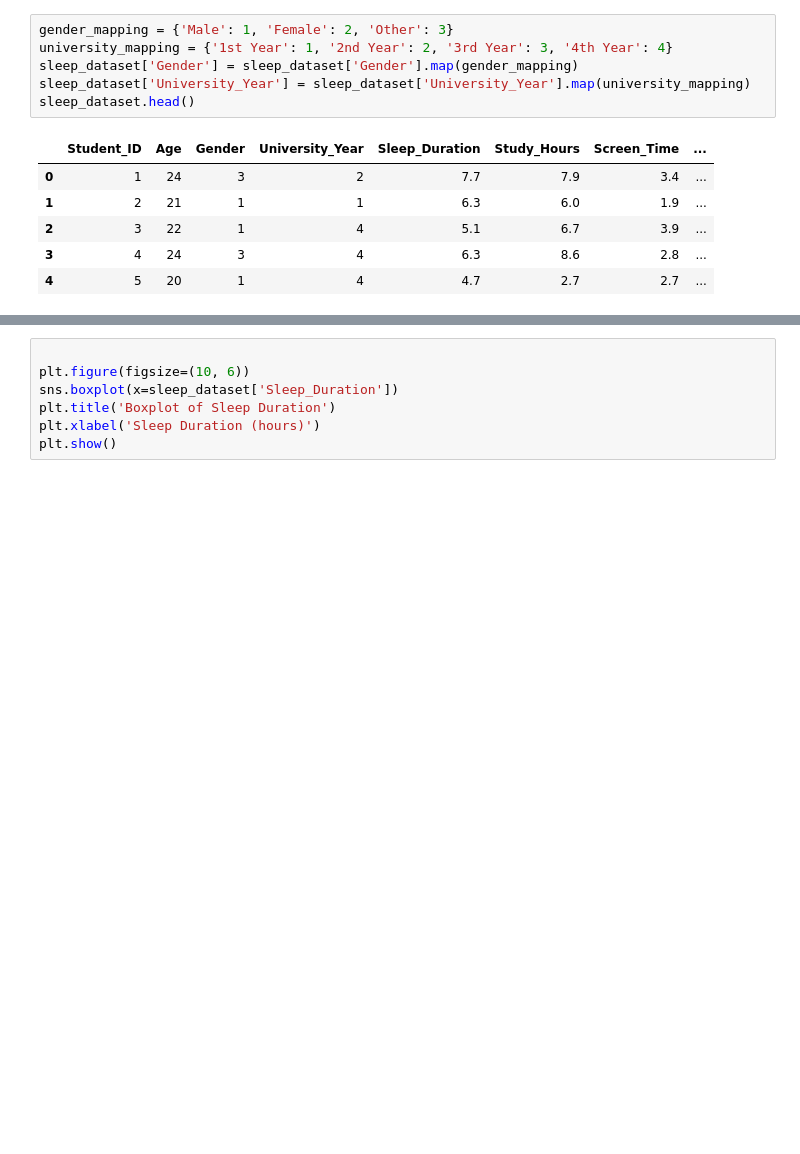
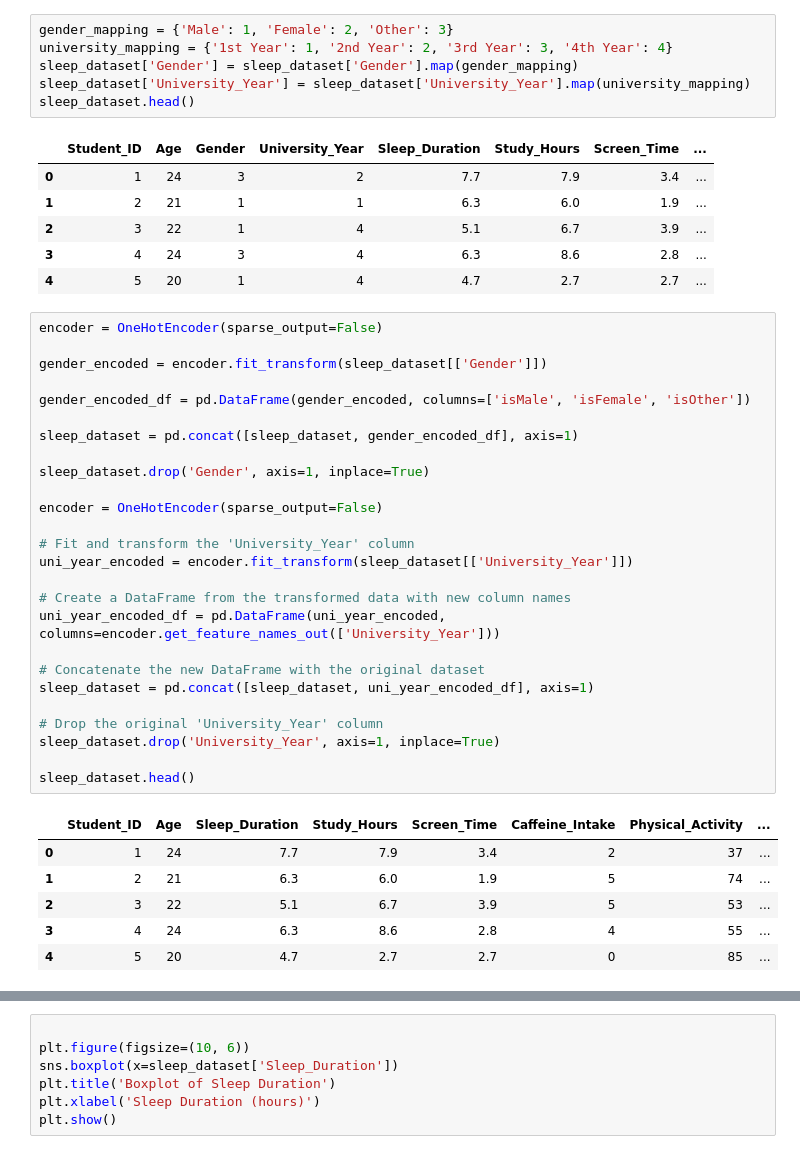
Before and after one commit to Niklas-Wag/Sleep_DSAI, a Jupyter notebook: SpamEmailClassification.ipynb, the cells around one changed output, grey strips where cells are left out. Cells and saved outputs as stored; diff of their text form; blank space fills up the shorter version.

```diff
--- a/SpamEmailClassification.ipynb
+++ b/SpamEmailClassification.ipynb
@@ -228,6 +229,39 @@ sleep_dataset.head()
 | 2 | 3 | 22 | 1 | 4 | 5.1 | 6.7 | 3.9 | ... |
 | 3 | 4 | 24 | 3 | 4 | 6.3 | 8.6 | 2.8 | ... |
 | 4 | 5 | 20 | 1 | 4 | 4.7 | 2.7 | 2.7 | ... |
+# %%
+encoder = OneHotEncoder(sparse_output=False)
+
+gender_encoded = encoder.fit_transform(sleep_dataset[['Gender']])
+
+gender_encoded_df = pd.DataFrame(gender_encoded, columns=['isMale', 'isFemale', 'isOther'])
+
+sleep_dataset = pd.concat([sleep_dataset, gender_encoded_df], axis=1)
+
+sleep_dataset.drop('Gender', axis=1, inplace=True)
+
+encoder = OneHotEncoder(sparse_output=False)
+
+# Fit and transform the 'University_Year' column
+uni_year_encoded = encoder.fit_transform(sleep_dataset[['University_Year']])
+
+# Create a DataFrame from the transformed data with new column names
+uni_year_encoded_df = pd.DataFrame(uni_year_encoded, columns=encoder.get_feature_names_out(['University_Year']))
+
+# Concatenate the new DataFrame with the original dataset
+sleep_dataset = pd.concat([sleep_dataset, uni_year_encoded_df], axis=1)
+
+# Drop the original 'University_Year' column
+sleep_dataset.drop('University_Year', axis=1, inplace=True)
+
+sleep_dataset.head()
+# %% [output]
+|  | Student_ID | Age | Sleep_Duration | Study_Hours | Screen_Time | Caffeine_Intake | Physical_Activity | ... |
+| 0 | 1 | 24 | 7.7 | 7.9 | 3.4 | 2 | 37 | ... |
+| 1 | 2 | 21 | 6.3 | 6.0 | 1.9 | 5 | 74 | ... |
+| 2 | 3 | 22 | 5.1 | 6.7 | 3.9 | 5 | 53 | ... |
+| 3 | 4 | 24 | 6.3 | 8.6 | 2.8 | 4 | 55 | ... |
+| 4 | 5 | 20 | 4.7 | 2.7 | 2.7 | 0 | 85 | ... |
 # %%
 numeric_cols = sleep_dataset.select_dtypes(include=['float64', 'int64']).columns
 z_scores = sleep_dataset[numeric_cols].apply(zscore)
```
Also changed, not shown: parts of 8 cells of this notebook.
